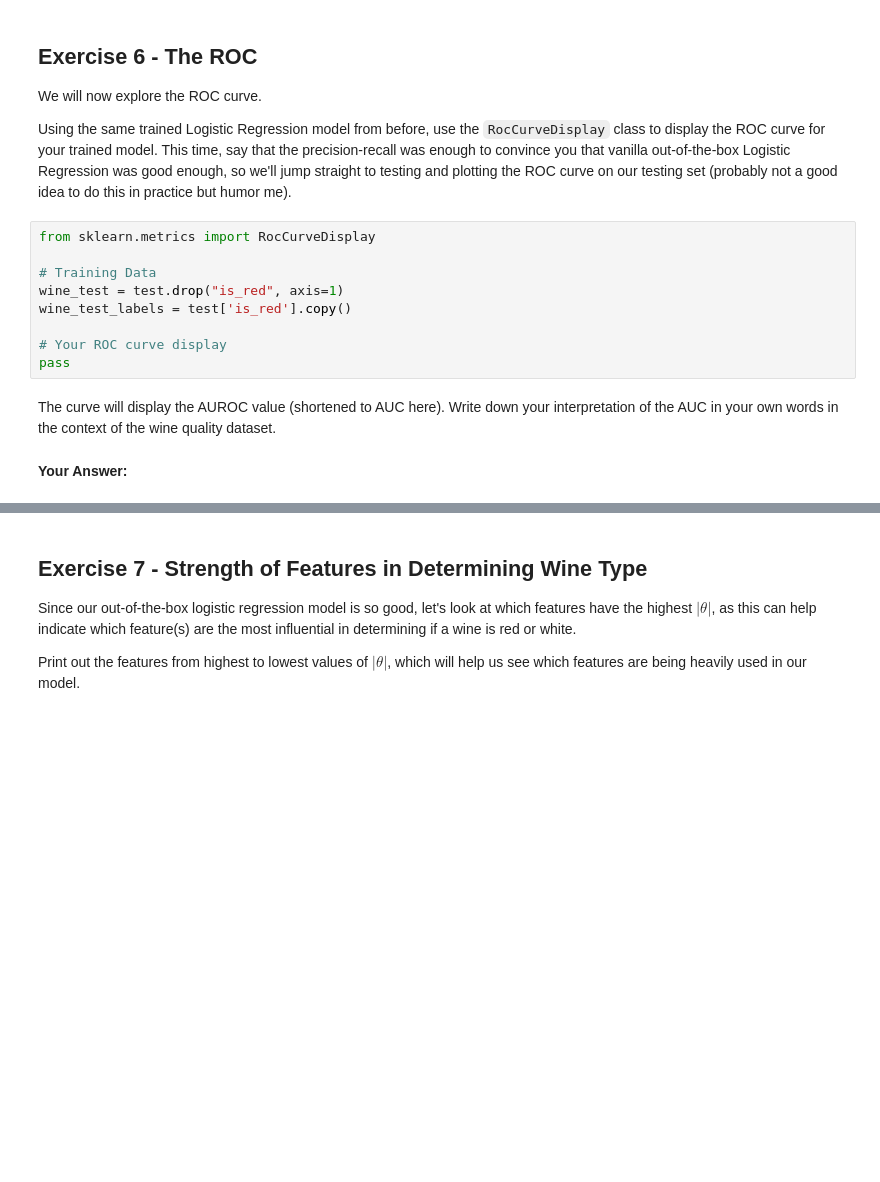
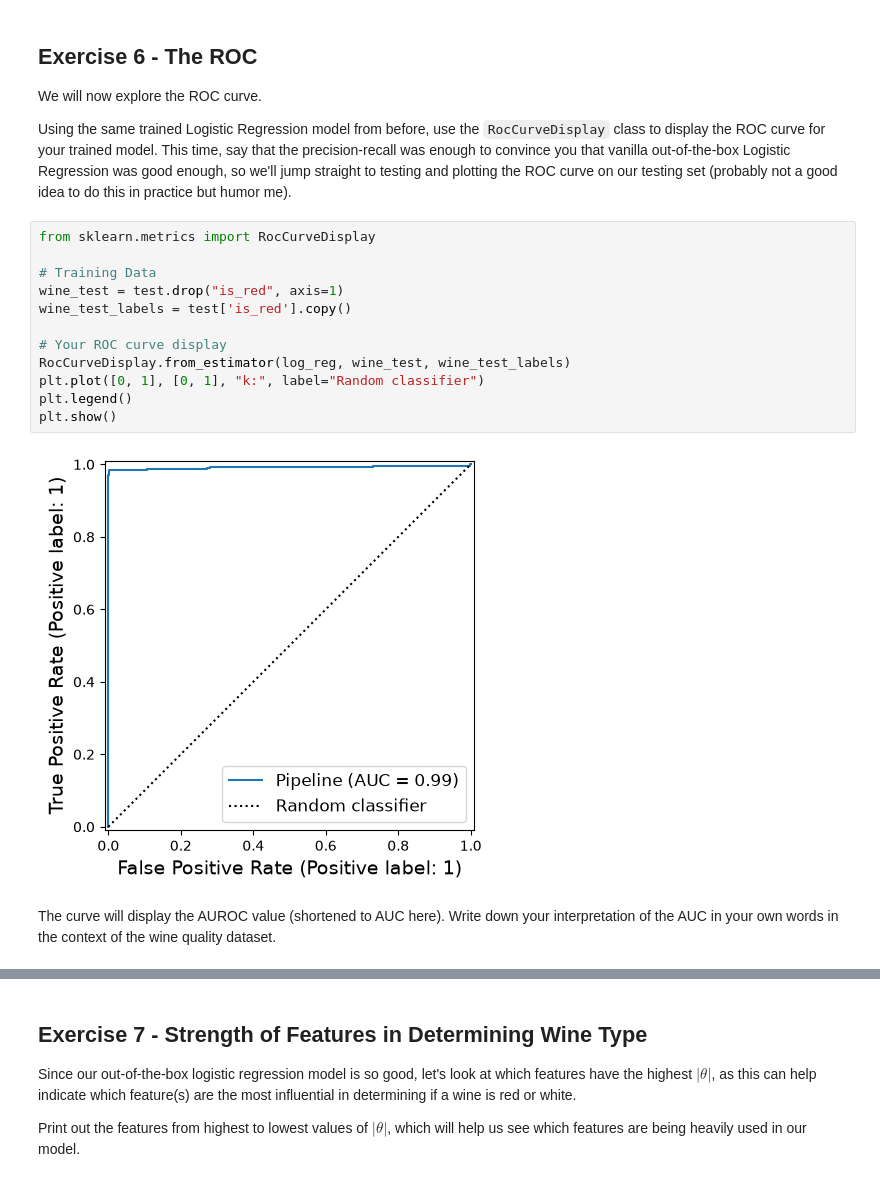
Before and after one commit to JonathanA214/Study_guide, a Jupyter notebook: Copy_of_CPSC483_HW2_wine_quality.ipynb, the cells around one changed output, grey strips where cells are left out. Drawn from its saved outputs; the diff is of its cells as text; blank space fills up the shorter version.

```diff
--- a/Copy_of_CPSC483_HW2_wine_quality.ipynb
+++ b/Copy_of_CPSC483_HW2_wine_quality.ipynb
@@ -508,13 +545,16 @@ Using the same trained Logistic Regression model from before, use the `RocCurveD
 # %%
 from sklearn.metrics import RocCurveDisplay
 
 # Training Data
 wine_test = test.drop("is_red", axis=1)
 wine_test_labels = test['is_red'].copy()
 
 # Your ROC curve display
-pass
+RocCurveDisplay.from_estimator(log_reg, wine_test, wine_test_labels)
+plt.plot([0, 1], [0, 1], "k:", label="Random classifier")
+plt.legend()
+plt.show()
+# %% [output]
+[figure, added]
 # %% [markdown]
 The curve will display the AUROC value (shortened to AUC here). Write down your interpretation of the AUC in your own words in the context of the wine quality dataset.
-# %% [markdown]
-**Your Answer:**
```
Also changed, not shown: parts of 21 cells of this notebook.
